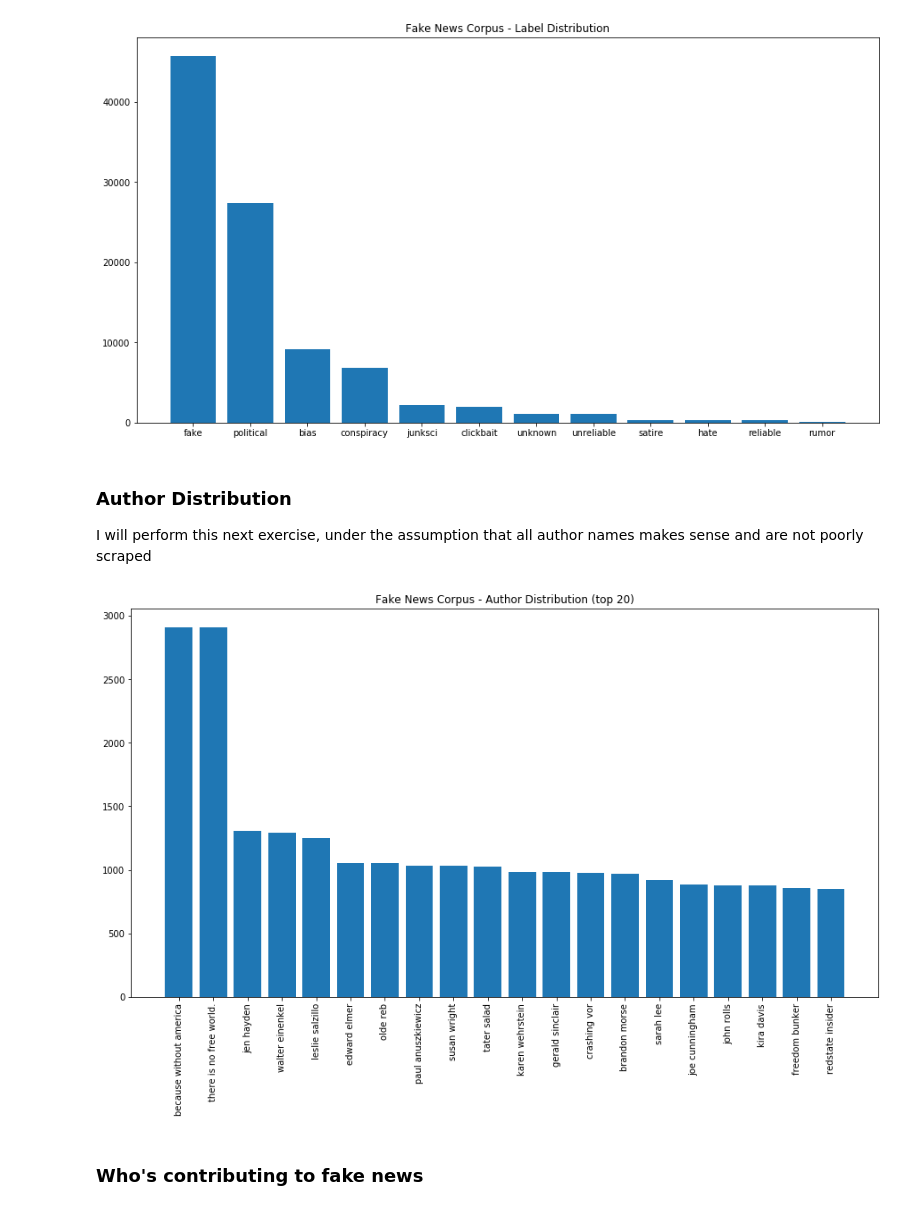
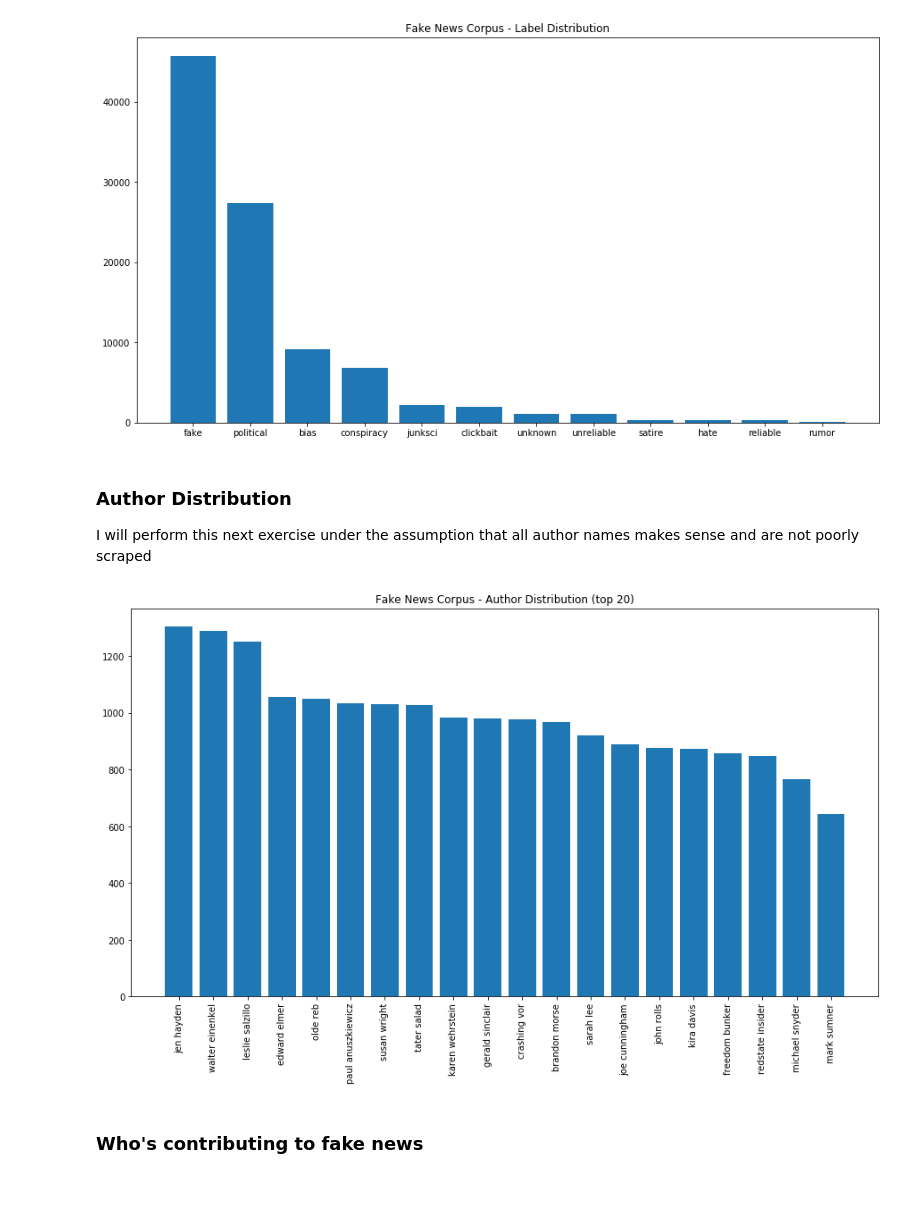
Before and after one commit to fmbahrt/fake-news-detection, a Jupyter notebook: fake-news-exploration.ipynb, the cells around one changed output. Cells and saved outputs as stored; diff of their text form; code cells hidden in the pictures.

```diff
--- a/fake-news-exploration.ipynb
+++ b/fake-news-exploration.ipynb
@@ -71,7 +71,7 @@ plt.show()
 [figure]
 # %% [markdown]
 ### Author Distribution
-I will perform this next exercise, under the assumption that all author names makes sense and are not poorly scraped
+I will perform this next exercise under the assumption that all author names makes sense and are not poorly scraped
 # %%
 query = """
     SELECT WA.author_name, COUNT(WA.article_id)
@@ -84,18 +84,18 @@ query = """
 cursor.execute(query)
 res = cursor.fetchall()
 # %%
-res = res[13:13+20] #first 13 are poorly scraped tags
+res = res[15:15+20] #first 15 make no sense
 xs = np.arange(len(res))
 ys = [int(t[1]) for t in res]
 names = [t[0] for t in res]
 
 fig, ax = plt.subplots(figsize=(15, 8))
 plt.bar(xs, ys)
 plt.xticks(xs, names, rotation='vertical')
 plt.title("Fake News Corpus - Author Distribution (top 20)")
 plt.show()
 # %% [output]
-[figure, old version]
+[figure, new version]
 # %% [markdown]
 ### Who's contributing to fake news
 # %%
```
Also changed, not shown: parts of 12 cells of this notebook.
